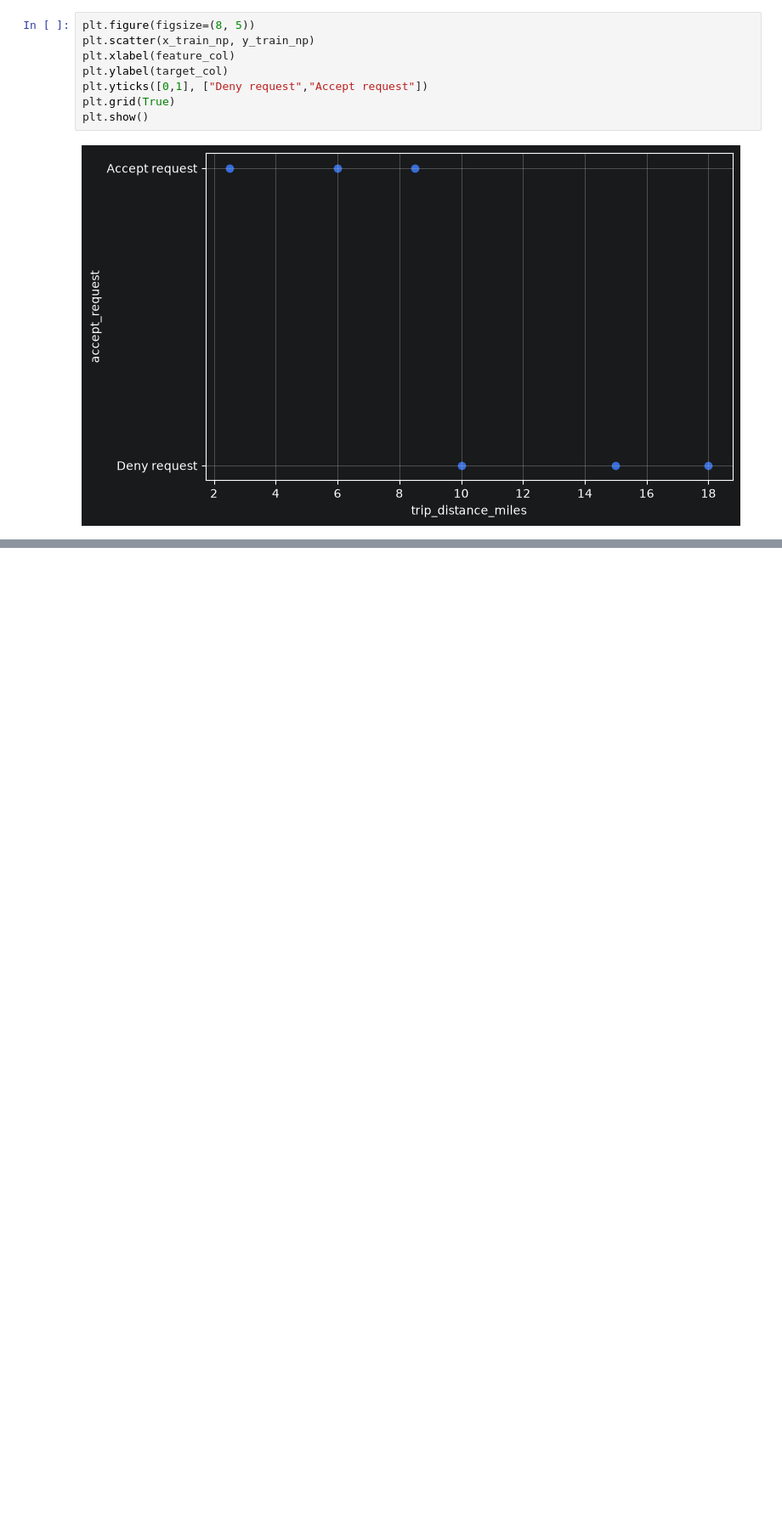
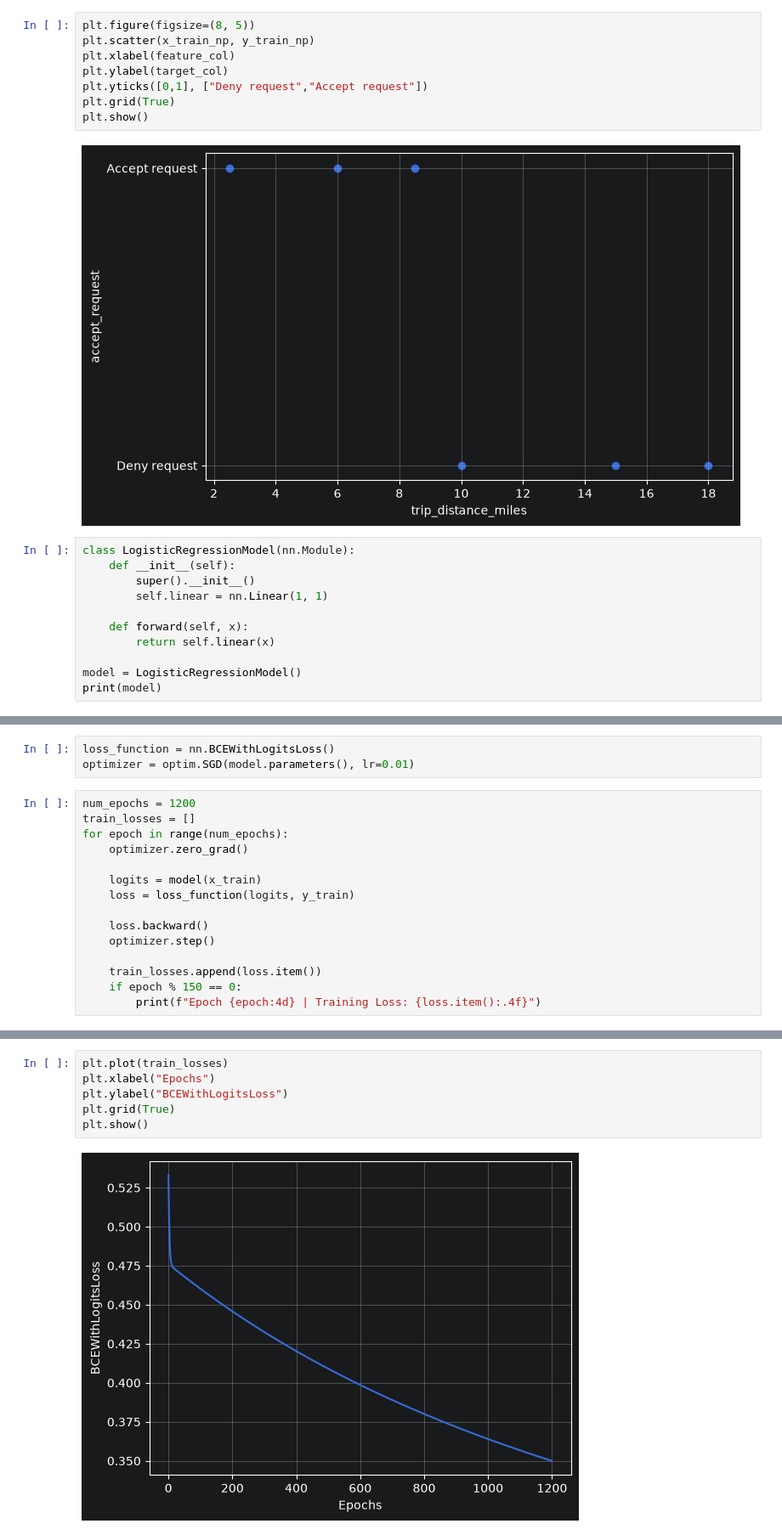
Before and after one commit to thtomid/ML-AI-Engineering, a Jupyter notebook: 12 - Implement Logistic Regression with Py Torch.ipynb, the cells around one changed output, grey strips where cells are left out. Shown at 85% size. Cells and saved outputs as stored; diff of their text form; blank space fills up the shorter version.

```diff
--- a/12 - Implement Logistic Regression with Py Torch.ipynb
+++ b/12 - Implement Logistic Regression with Py Torch.ipynb
@@ -127,3 +127,14 @@ plt.grid(True)
 plt.show()
 # %% [output]
 [figure]
+# %%
+class LogisticRegressionModel(nn.Module):
+    def __init__(self):
+        super().__init__()
+        self.linear = nn.Linear(1, 1)
+
+    def forward(self, x):
+        return self.linear(x)
+
+model = LogisticRegressionModel()
+print(model)
@@ -129,0 +174,18 @@ plt.show()
+# %%
+loss_function = nn.BCEWithLogitsLoss()
+optimizer = optim.SGD(model.parameters(), lr=0.01)
+# %%
+num_epochs = 1200
+train_losses = []
+for epoch in range(num_epochs):
+    optimizer.zero_grad()
+
+    logits = model(x_train)
+    loss = loss_function(logits, y_train)
+
+    loss.backward()
+    optimizer.step()
+
+    train_losses.append(loss.item())
+    if epoch % 150 == 0:
+        print(f"Epoch {epoch:4d} | Training Loss: {loss.item():.4f}")
@@ -129,0 +201,8 @@ plt.show()
+# %%
+plt.plot(train_losses)
+plt.xlabel("Epochs")
+plt.ylabel("BCEWithLogitsLoss")
+plt.grid(True)
+plt.show()
+# %% [output]
+[figure, added]
```
Also changed, not shown: parts of 7 cells of this notebook.
